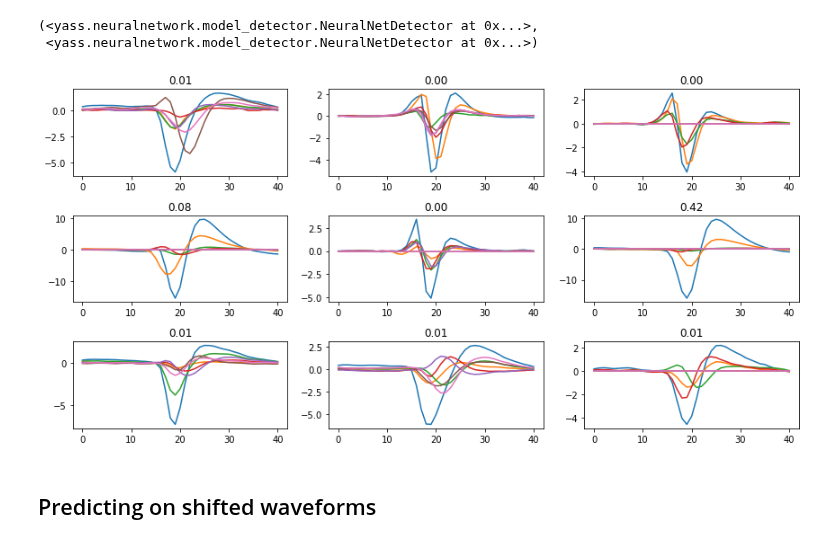
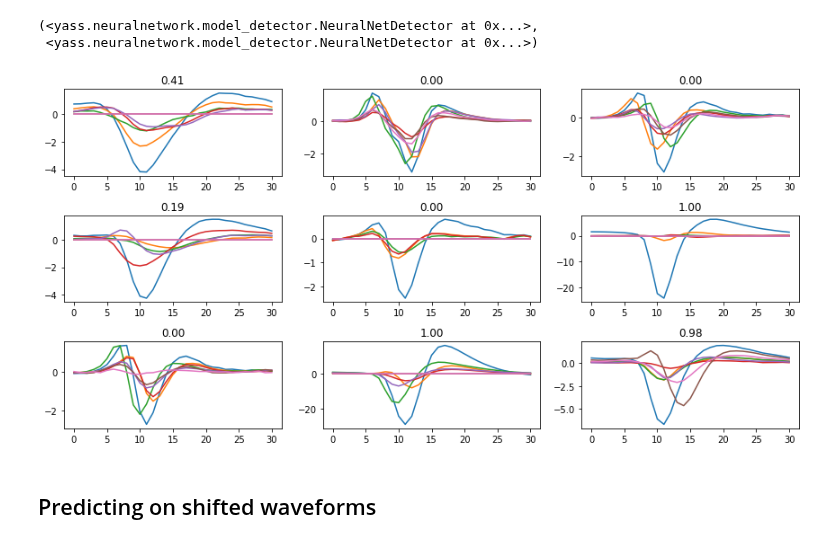
Before and after one commit to edublancas/yass-private, a Jupyter notebook: nnet/detector-evaluation.ipynb, the cells around one changed output. Cells and saved outputs as stored; diff of their text form; code cells hidden in the pictures.

```diff
--- a/nnet/detector-evaluation.ipynb
+++ b/nnet/detector-evaluation.ipynb
@@ -90,0 +95,2 @@ processor = TemplatesProcessor.from_spike_train(CONFIG,
+# %%
+uncropped = np.load('/home/Edu/data/templates/cat-good-templates.npy')
@@ -91 +101,3 @@ processor = TemplatesProcessor.from_spike_train(CONFIG,
+# %%
+processor = TemplatesProcessor(uncropped)
 # %%
@@ -104,4 +116,4 @@ plot.grid_from_array([processor.values,
 # %%
-small = cropped.crop_temporally(30)
+small = cropped.crop_temporally(15)
 small.values.shape
 # %% [output]
@@ -173,17 +220,17 @@ model, model_ref
 (<yass.neuralnetwork.model_detector.NeuralNetDetector at 0x...>,
  <yass.neuralnetwork.model_detector.NeuralNetDetector at 0x...>)
 # %%
-preds = ['{:.2f}'.format(p) for p in np.squeeze(model.predict_proba(templates))]
+preds = ['{:.2f}'.format(p) for p in np.squeeze(model.predict_proba(small.values))]
 # preds = ['{:.2f}'.format(p) for p in np.squeeze(model.predict_proba(templates[:, :, :, np.newaxis]))]
 # %%
-plot.grid_from_array(templates,
+plot.grid_from_array(small.values,
                      axis=0,
                      elements=9,
                      auto_figsize=(4, 2),
                      labels=preds,
                      sharey=False)
 # %% [output]
-[figure, old version]
+[figure, new version]
 # %% [markdown]
 ## Predicting on shifted waveforms
 # %%
```
Also changed, not shown: parts of 42 cells of this notebook, 2 other files.
